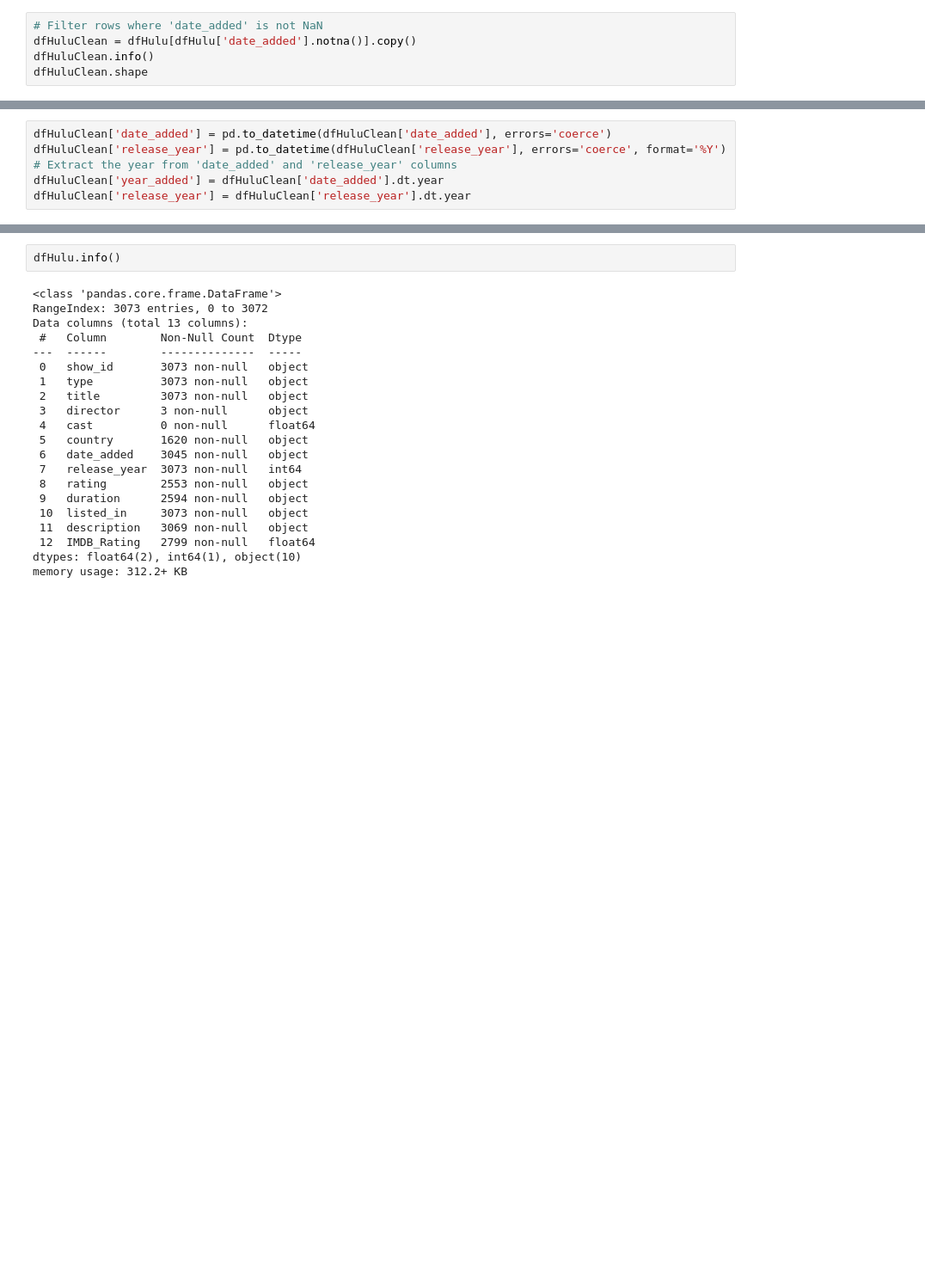
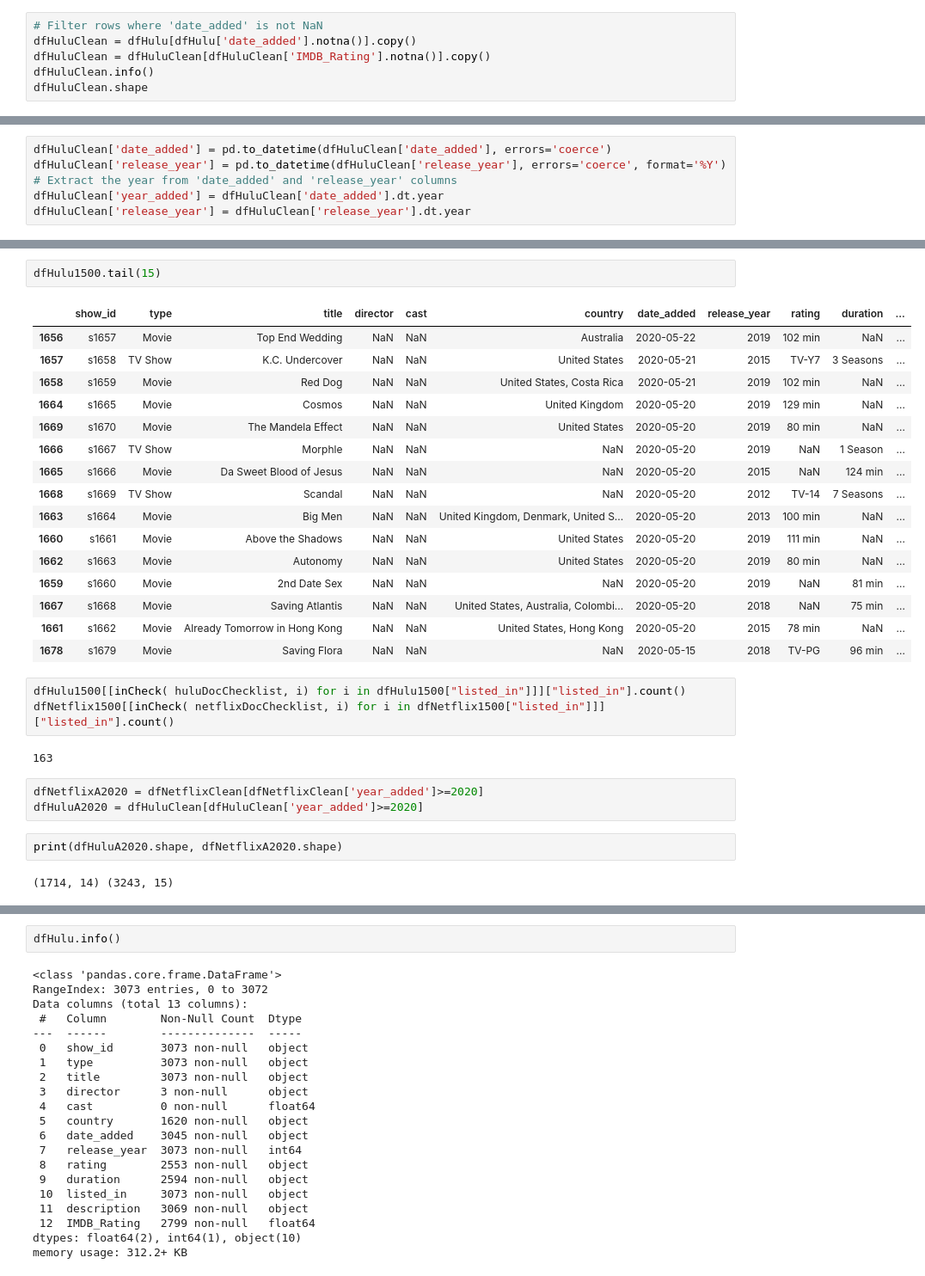
Before and after one commit to P-Panda1/msds593_group32, a Jupyter notebook: analysis.ipynb, the cells around one changed output, grey strips where cells are left out. Shown at 86% size. Saved outputs shown, nothing was run; the diff lists cells and outputs as text; blank space fills up the shorter version.

```diff
--- a/analysis.ipynb
+++ b/analysis.ipynb
@@ -180,6 +180,7 @@ memory usage: 312.2+ KB
 # %%
 # Filter rows where 'date_added' is not NaN
 dfHuluClean = dfHulu[dfHulu['date_added'].notna()].copy()
+dfHuluClean = dfHuluClean[dfHuluClean['IMDB_Rating'].notna()].copy()
 dfHuluClean.info()
 dfHuluClean.shape
 # %% [output]
@@ -228,0 +365,31 @@ print(rating)
+# %%
+dfHulu1500.tail(15)
+# %% [output]
+|  | show_id | type | title | director | cast | country | date_added | release_year | rating | duration | ... |
+| 1656 | s1657 | Movie | Top End Wedding | NaN | NaN | Australia | 2020-05-22 | 2019 | 102 min | NaN | ... |
+| 1657 | s1658 | TV Show | K.C. Undercover | NaN | NaN | United States | 2020-05-21 | 2015 | TV-Y7 | 3 Seasons | ... |
+| 1658 | s1659 | Movie | Red Dog | NaN | NaN | United States, Costa Rica | 2020-05-21 | 2019 | 102 min | NaN | ... |
+| 1664 | s1665 | Movie | Cosmos | NaN | NaN | United Kingdom | 2020-05-20 | 2019 | 129 min | NaN | ... |
+| 1669 | s1670 | Movie | The Mandela Effect | NaN | NaN | United States | 2020-05-20 | 2019 | 80 min | NaN | ... |
+| 1666 | s1667 | TV Show | Morphle | NaN | NaN | NaN | 2020-05-20 | 2019 | NaN | 1 Season | ... |
+| 1665 | s1666 | Movie | Da Sweet Blood of Jesus | NaN | NaN | NaN | 2020-05-20 | 2015 | NaN | 124 min | ... |
+| 1668 | s1669 | TV Show | Scandal | NaN | NaN | NaN | 2020-05-20 | 2012 | TV-14 | 7 Seasons | ... |
+| 1663 | s1664 | Movie | Big Men | NaN | NaN | United Kingdom, Denmark, United S... | 2020-05-20 | 2013 | 100 min | NaN | ... |
+| 1660 | s1661 | Movie | Above the Shadows | NaN | NaN | United States | 2020-05-20 | 2019 | 111 min | NaN | ... |
+| 1662 | s1663 | Movie | Autonomy | NaN | NaN | United States | 2020-05-20 | 2019 | 80 min | NaN | ... |
+| 1659 | s1660 | Movie | 2nd Date Sex | NaN | NaN | NaN | 2020-05-20 | 2019 | NaN | 81 min | ... |
+| 1667 | s1668 | Movie | Saving Atlantis | NaN | NaN | United States, Australia, Colombi... | 2020-05-20 | 2018 | NaN | 75 min | ... |
+| 1661 | s1662 | Movie | Already Tomorrow in Hong Kong | NaN | NaN | United States, Hong Kong | 2020-05-20 | 2015 | 78 min | NaN | ... |
+| 1678 | s1679 | Movie | Saving Flora | NaN | NaN | NaN | 2020-05-15 | 2018 | TV-PG | 96 min | ... |
+# %%
+dfHulu1500[[inCheck( huluDocChecklist, i) for i in dfHulu1500["listed_in"]]]["listed_in"].count()
+dfNetflix1500[[inCheck( netflixDocChecklist, i) for i in dfNetflix1500["listed_in"]]]["listed_in"].count()
+# %% [output]
+163
+# %%
+dfNetflixA2020 = dfNetflixClean[dfNetflixClean['year_added']>=2020]
+dfHuluA2020 = dfHuluClean[dfHuluClean['year_added']>=2020]
+# %%
+print(dfHuluA2020.shape, dfNetflixA2020.shape)
+# %% [output]
+(1714, 14) (3243, 15)
```
Also changed, not shown: parts of 43 cells of this notebook, 4 other files.
